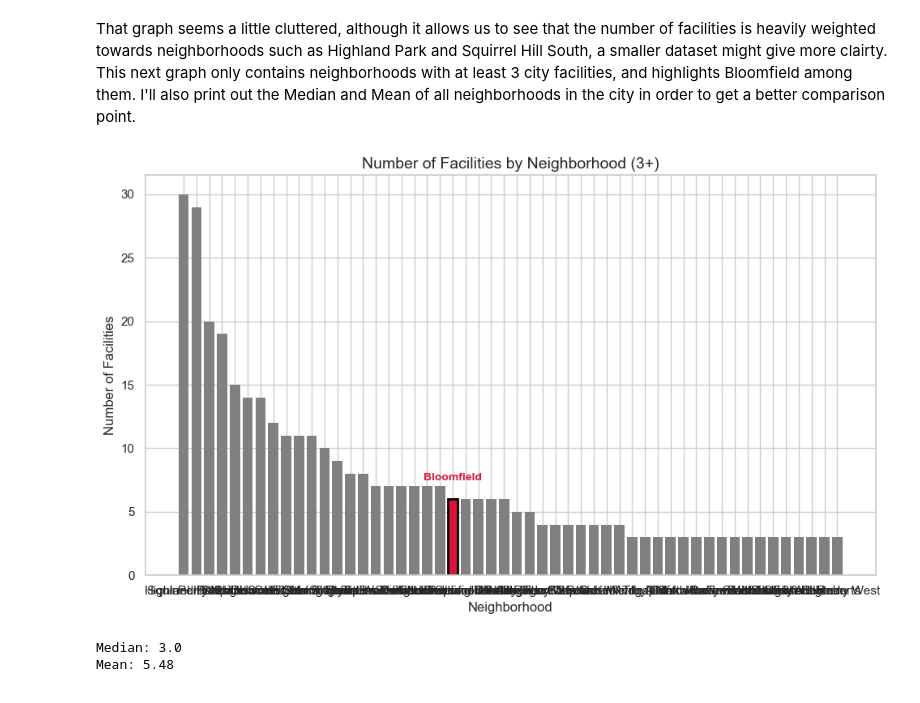
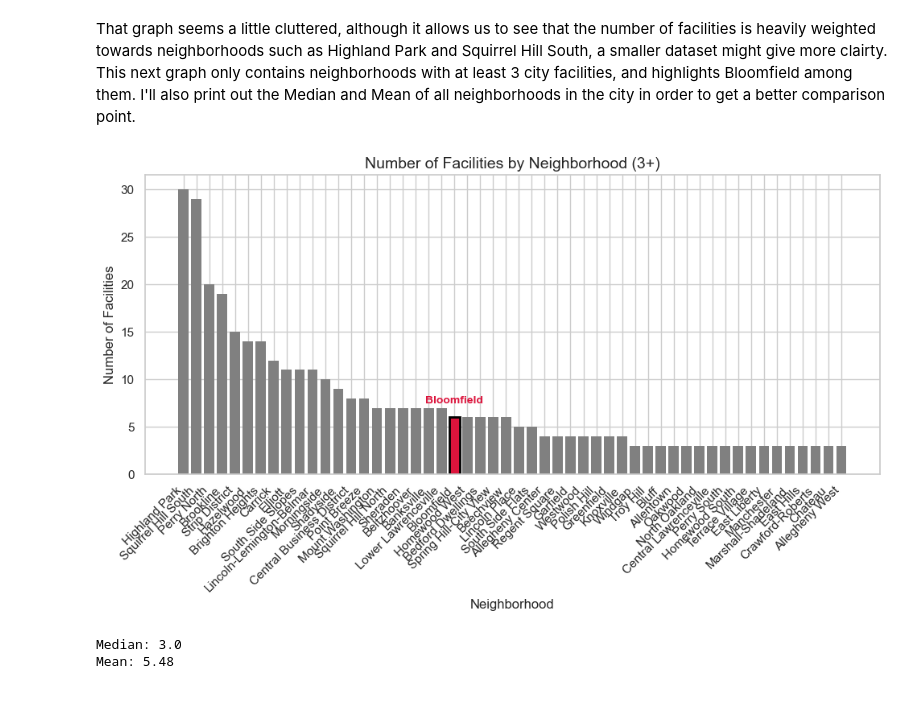
Before and after one commit to eml249/0010-Final-Project-Group-6, a Jupyter notebook: city facilities/facilities_analysis.ipynb, the cells around one changed output. Saved outputs shown, nothing was run; the diff lists cells and outputs as text; code cells hidden in the pictures.

Commit message:
Fixed a few bugs with graphs

```diff
--- a/city facilities/facilities_analysis.ipynb
+++ b/city facilities/facilities_analysis.ipynb
@@ -49,50 +49,53 @@ That graph seems a little cluttered, although it allows us to see that the numbe
 # %%
 
 # Count facilities by neighborhood
-facilities = data['neighborhood'].value_counts().reset_index()
-facilities.columns = ['neighborhood', 'count']
+f = data['neighborhood'].value_counts().reset_index()
+f.columns = ['neighborhood', 'count']
 
 # Filter neighborhoods with 3+ facilities
-filtered = facilities[facilities['count'] >= 3].copy()
+bl = f[f['count'] >= 3].copy()
 
 # Color Bloomfield red, others gray
-filtered['color'] = filtered['neighborhood'].apply(
+bl['color'] = bl['neighborhood'].apply(
     lambda x: 'crimson' if x == 'Bloomfield' else 'gray'
 )
 
 # Create bar plot
 plt.figure(figsize=(10, 6))
 bars = plt.bar(
-    x=filtered['neighborhood'],
-    height=filtered['count'],
-    color=filtered['color'],
-    edgecolor=['black' if n == 'Bloomfield' else 'none' for n in filtered['neighborhood']],
+    x=bl['neighborhood'],
+    height=bl['count'],
+    color=bl['color'],
+    edgecolor=['black' if n == 'Bloomfield' else 'none' for n in bl['neighborhood']],
     linewidth=2
 )
 
 # Label Bloomfield above its bar
-for bar, neighborhood in zip(bars, filtered['neighborhood']):
+for bar, neighborhood in zip(bars, bl['neighborhood']):
     if neighborhood == 'Bloomfield':
         plt.text(
             bar.get_x() + bar.get_width() / 2,
             bar.get_height() + 1.5,
             'Bloomfield',
             ha='center',
             fontsize=10,
             color='crimson',
             fontweight='bold'
         )
 
-# Add labels and title
+# Add title and labels
 plt.title('Number of Facilities by Neighborhood (3+)', fontsize=14)
 plt.xlabel('Neighborhood', fontsize=12)
 plt.ylabel('Number of Facilities', fontsize=12)
 
-# Display plot
+# Rotate x-axis labels for readability
+plt.xticks(rotation=45, ha='right')
+
+# Show plot
 plt.tight_layout()
 plt.show()
 # %% [output]
-[figure, old version]
+[figure, new version]
 # %%
 
 # Defines columns
```
Also changed, not shown: parts of 1 cell of this notebook.
